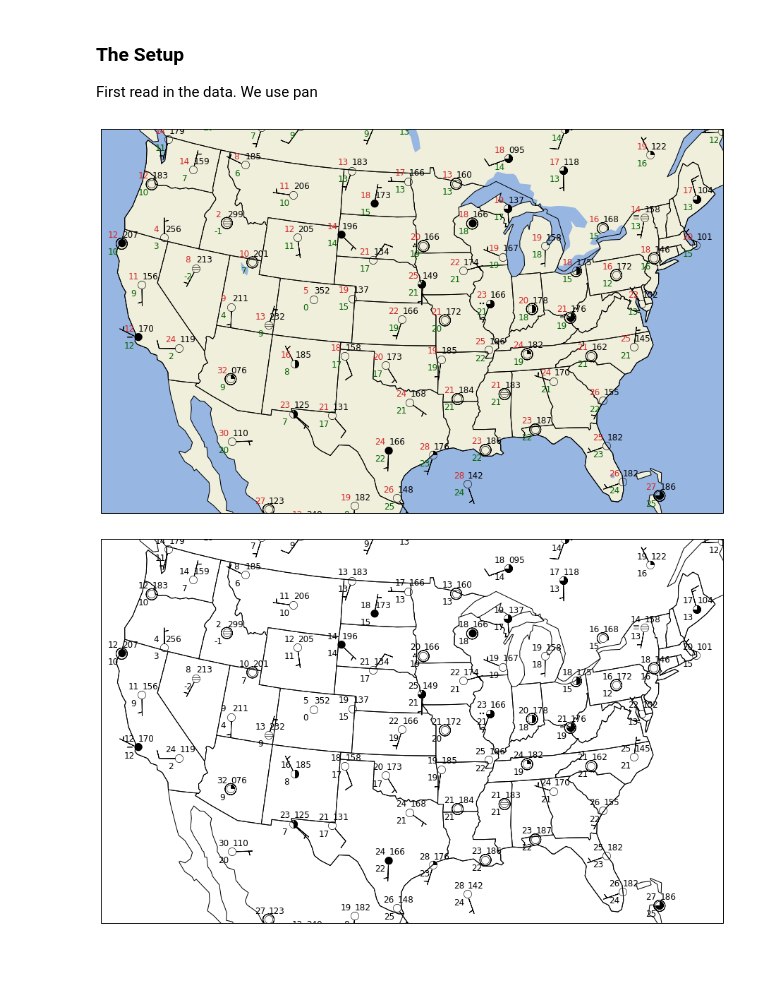
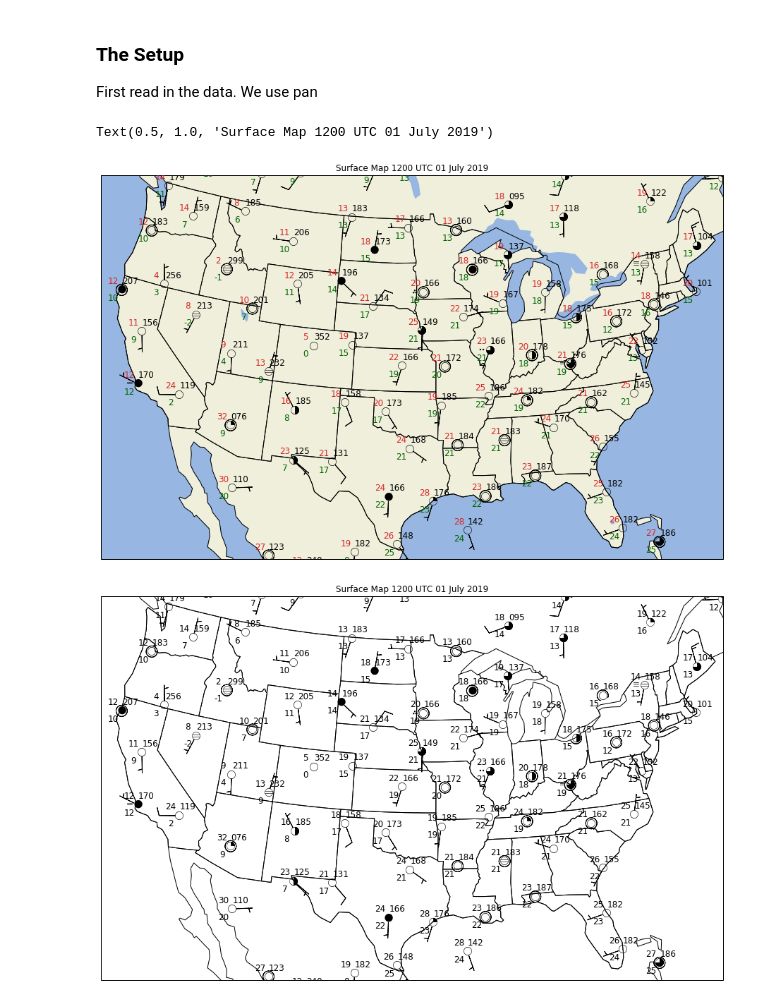
Before and after one commit to mgrover1/MetPy, a Jupyter notebook: examples/plots/Station_Plot_Example.ipynb, the cells around one changed output. Drawn from its saved outputs; the diff is of its cells as text; code cells hidden in the pictures; blank space fills up the shorter version.

Commit message:
Add titles

```diff
--- a/examples/plots/Station_Plot_Example.ipynb
+++ b/examples/plots/Station_Plot_Example.ipynb
@@ -42,34 +43,38 @@ ax.add_feature(cfeature.BORDERS)
 
 # Set the plot bounds
 ax.set_extent((-120, -73, 23, 50))
 
 #
 # Here's the actual station plot
 #
 
 stationplot = StationPlot(ax, df['longitude'].values, df['latitude'].values, clip_on=True,
                           transform=ccrs.PlateCarree(), fontsize=12)
 
 # Plot the temperature in the top lefthand corner
 stationplot.plot_parameter('NW', df['air_temperature'].values, color='tab:red')
 
 # Plot the dewpoint in the bottom lefthand corner
 stationplot.plot_parameter('SW', df['dew_point_temperature'].values, color='darkgreen')
 
 # Plot Sea-Level Pressure
 stationplot.plot_parameter('NE', df['air_pressure_at_sea_level'].values,
                            formatter=lambda v: format(10 * v, '.0f')[-3:])
 
 # Plot cloud cover
 stationplot.plot_symbol('C', df['cloud_coverage'].values, sky_cover)
 
 # Plot the current weather
 stationplot.plot_symbol('W', df['present_weather'].values, current_weather)
 
 # Plot the winds
 stationplot.plot_barb(df['eastward_wind'].values, df['northward_wind'].values)
+
+# Add a title
+plt.title('Surface Map 1200 UTC 01 July 2019')
 # %% [output]
+Text(0.5, 1.0, 'Surface Map 1200 UTC 01 July 2019')
-[figure, old version]
+[figure, new version]
 # %%
 plt.rcParams['savefig.dpi'] = 255
 
@@ -97,6 +102,8 @@ stationplot = StationPlot(ax, df['longitude'].values, df['latitude'].values, cli
 
 simple_layout.plot(stationplot, df)
 #nws_layout.plot(stationplot, df)
+plt.tight_layout()
+plt.title('Surface Map 1200 UTC 01 July 2019')
 plt.savefig('test.png', dpi=400)
 # %% [output]
-[figure, old version]
+[figure, new version]
```
Also changed, not shown: parts of 2 cells of this notebook.
